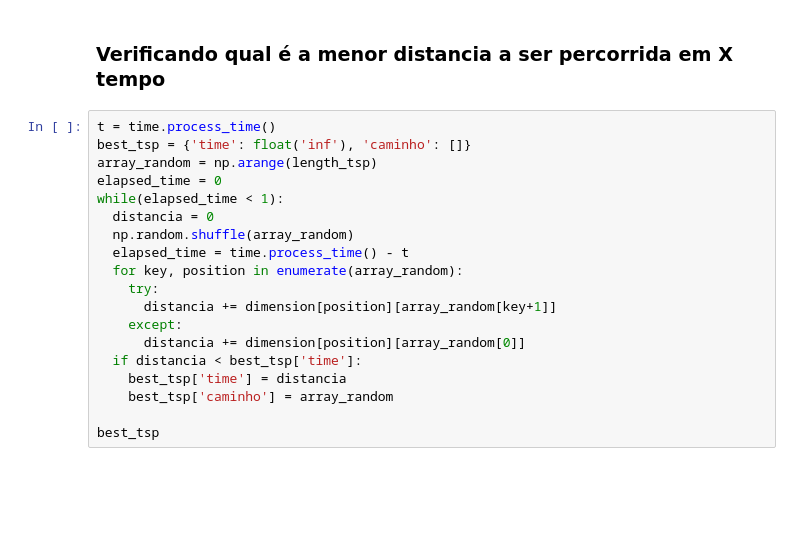
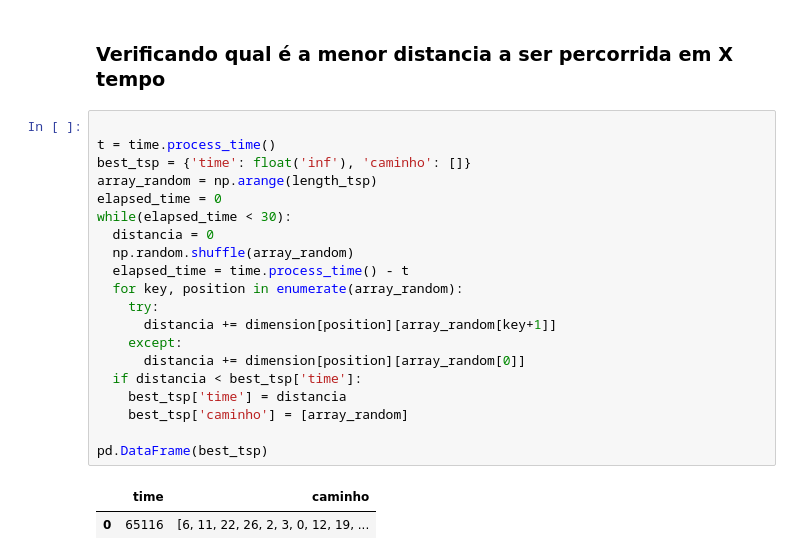
Before and after one commit to mascDriver/data-science, a Jupyter notebook: GEX637_Tópicos_especiais_em_computação_XV_.ipynb, the cells around one changed output. Cells and saved outputs as stored; diff of their text form; blank space fills up the shorter version.

```diff
--- a/GEX637_Tópicos_especiais_em_computação_XV_.ipynb
+++ b/GEX637_Tópicos_especiais_em_computação_XV_.ipynb
@@ -58,22 +83,25 @@ df
 # %% [markdown]
 ### Verificando qual é a menor distancia a ser percorrida em X tempo
 # %%
+
 t = time.process_time()
 best_tsp = {'time': float('inf'), 'caminho': []}
 array_random = np.arange(length_tsp)
 elapsed_time = 0
-while(elapsed_time < 1):
+while(elapsed_time < 30):
   distancia = 0
   np.random.shuffle(array_random)
   elapsed_time = time.process_time() - t
   for key, position in enumerate(array_random):
     try:
       distancia += dimension[position][array_random[key+1]]
     except:
       distancia += dimension[position][array_random[0]]
   if distancia < best_tsp['time']:
     best_tsp['time'] = distancia
-    best_tsp['caminho'] = array_random
+    best_tsp['caminho'] = [array_random]
 
-best_tsp
+pd.DataFrame(best_tsp)
 # %% [output]
+|  | time | caminho |
+| 0 | 65116 | [6, 11, 22, 26, 2, 3, 0, 12, 19, ... |
```
Also changed, not shown: parts of 7 cells of this notebook.
